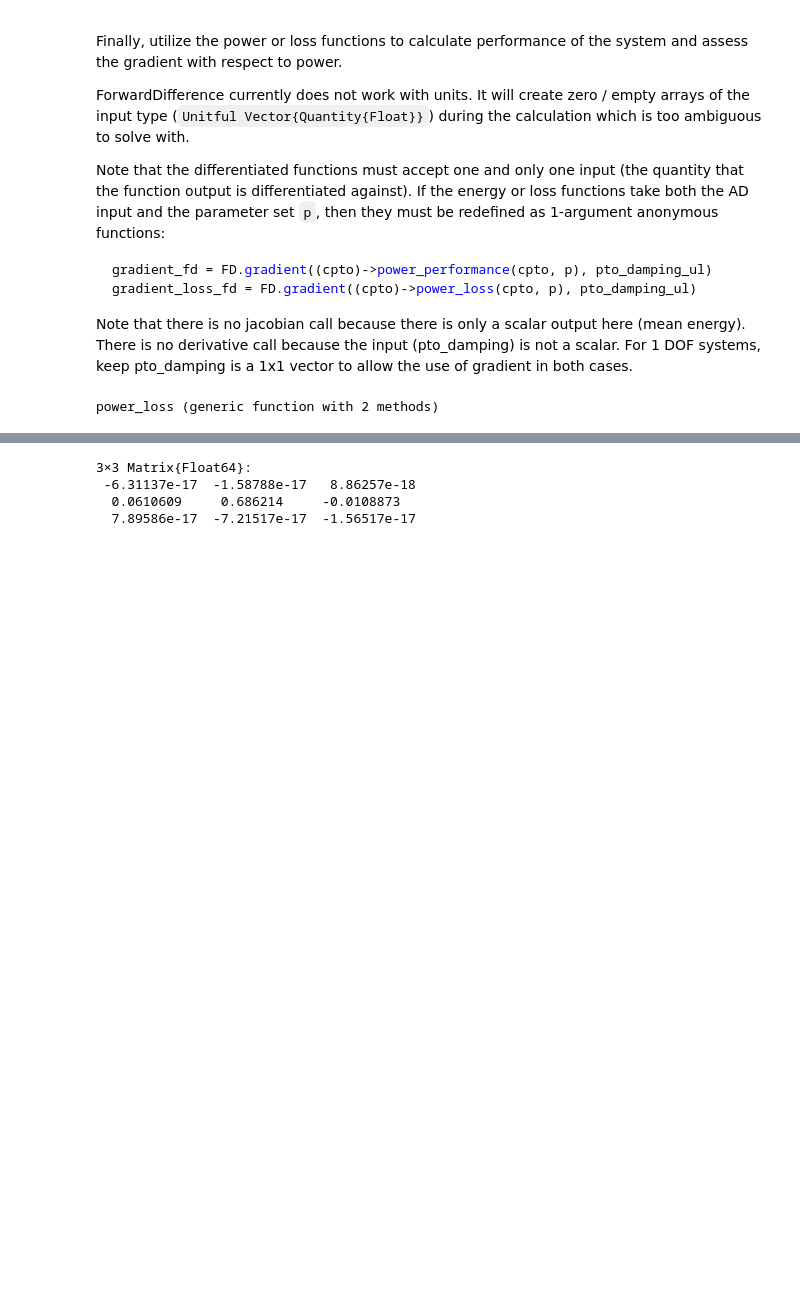
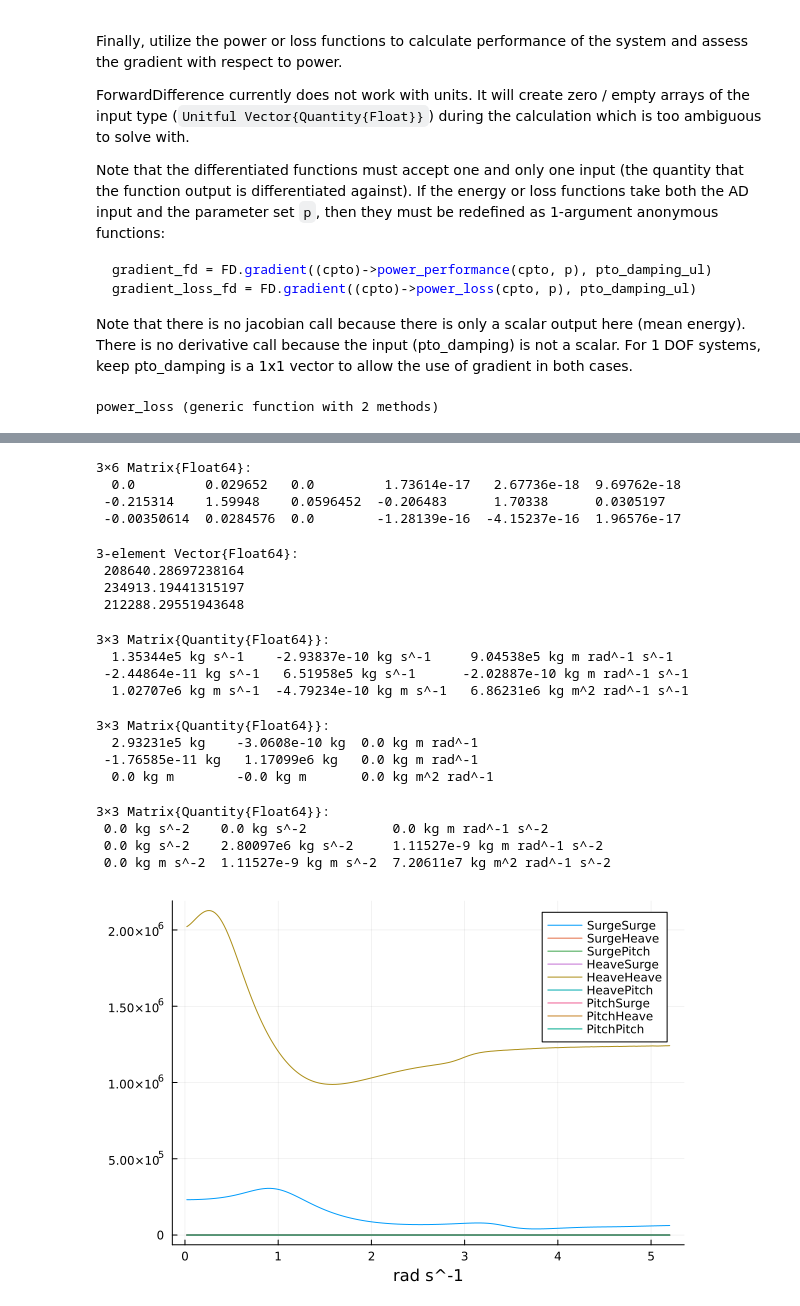
Before and after one commit to JuliaOceanWaves/Hydrodynamics.jl, a Jupyter notebook: examples/power_performance.ipynb, the cells around one changed output, grey strips where cells are left out. Saved outputs shown, nothing was run; the diff lists cells and outputs as text; code cells hidden in the pictures; blank space fills up the shorter version.

```diff
--- a/examples/power_performance.ipynb
+++ b/examples/power_performance.ipynb
@@ -361,19 +354,59 @@ Closest candidates are:
 ### Calculate energy
 p = p_unitless_ss
 method = :ss
-energy = power_performance(Unitful.ustrip.(cₚₜₒ), (p, Unitful.ustrip.(u₀_ss), Unitful.ustrip.(ts), Unitful.ustrip.(dt), i_ramp, method)) # lump appropriate unitful/unitless u₀, ts, dt into the power_performance parameter set, p
-loss = power_loss(Unitful.ustrip.(cₚₜₒ), (p, Unitful.ustrip.(u₀_ss), Unitful.ustrip.(ts), Unitful.ustrip.(dt), i_ramp, method))
-[energy, loss]
+energy_ss = power_performance(cₚₜₒ_unitless, (p, Unitful.ustrip.(u₀_ss), Unitful.ustrip.(ts), Unitful.ustrip.(dt), i_ramp, method)) # lump appropriate unitful/unitless u₀, ts, dt into the power_performance parameter set, p
 
 ### Calculate gradient of energy with respect to PTO damping
-# PTO_damping is not a scalar input here so there is no derivative call.
-# derivative_fd = FD.derivative(power_performance, Unitful.ustrip.(cₚₜₒ)[1,1])
-
-# Use gradient for multiple dofs. Also works with a single dof if pto_damping is a 1x1 array
-gradient_fd = FD.gradient(power_performance_ss, Unitful.ustrip.(cₚₜₒ))
-# gradient_loss_fd = FD.gradient(power_loss, Unitful.ustrip.(cₚₜₒ))
+gradient_fd_ss = FiniteDiff.finite_difference_gradient(power_performance_ss, cₚₜₒ_unitless)
+gradient_ad_fd_ss = ForwardDiff.gradient(power_performance_ss, cₚₜₒ_unitless)
+[gradient_fd_ss gradient_ad_fd_ss]
 # %% [output]
-3×3 Matrix{Float64}:
- -6.31137e-17  -1.58788e-17   8.86257e-18
-  0.0610609     0.686214     -0.0108873
-  7.89586e-17  -7.21517e-17  -1.56517e-17
+3×6 Matrix{Float64}:
+  0.0         0.029652   0.0         1.73614e-17   2.67736e-18  9.69762e-18
+ -0.215314    1.59948    0.0596452  -0.206483      1.70338      0.0305197
+ -0.00350614  0.0284576  0.0        -1.28139e-16  -4.15237e-16  1.96576e-17
+# %%
+[energy, energy_cic, energy_ss]
+# %% [output]
+3-element Vector{Float64}:
+ 208640.28697238164
+ 234913.19441315197
+ 212288.29551943648
+# %%
+B[:,:,maxS_index]
+# %% [output]
+3×3 Matrix{Quantity{Float64}}:
+  1.35344e5 kg s^-1    -2.93837e-10 kg s^-1     9.04538e5 kg m rad^-1 s^-1
+ -2.44864e-11 kg s^-1   6.51958e5 kg s^-1      -2.02887e-10 kg m rad^-1 s^-1
+  1.02707e6 kg m s^-1  -4.79234e-10 kg m s^-1   6.86231e6 kg m^2 rad^-1 s^-1
+# %%
+A[:,:,maxS_index]
+# %% [output]
+3×3 Matrix{Quantity{Float64}}:
+  2.93231e5 kg    -3.0608e-10 kg  0.0 kg m rad^-1
+ -1.76585e-11 kg   1.17099e6 kg   0.0 kg m rad^-1
+  0.0 kg m        -0.0 kg m       0.0 kg m^2 rad^-1
+# %%
+Kₕₛ
+# %% [output]
+3×3 Matrix{Quantity{Float64}}:
+ 0.0 kg s^-2    0.0 kg s^-2           0.0 kg m rad^-1 s^-2
+ 0.0 kg s^-2    2.80097e6 kg s^-2     1.11527e-9 kg m rad^-1 s^-2
+ 0.0 kg m s^-2  1.11527e-9 kg m s^-2  7.20611e7 kg m^2 rad^-1 s^-2
+# %%
+# Plots.plot(ω, Unitful.ustrip.(A[1,2,:]), label="Surge-heave")
+# Plots.plot!(ω, Unitful.ustrip.(A[1,3,:]), label="Surge-pitch", ls=:dot)
+# Plots.plot!(ω, Unitful.ustrip.(A[2,2,:]), label="Heave-heave", ls=:dash)
+# Plots.plot!(ω, Unitful.ustrip.(A[3,2,:]), label="Pitch-heave", ls=:dashdot)
+
+A_all = Unitful.ustrip.(reshape(permutedims(A, [3, 1, 2]), 260, 9))
+labels = [dof_names[1] dof_names[2] dof_names[3]] .* dof_names
+labels = reshape(labels, 9)
+
+p1 = Plots.plot(ω, A_all[:,1], label = labels[1])
+for i = 2:9
+    p1 = Plots.plot!(ω, A_all[:,i], label = labels[i])
+end
+Plots.plot(p1)
+# %% [output]
+[figure, added]
```
Also changed, not shown: parts of 19 cells of this notebook, 5 other files.
